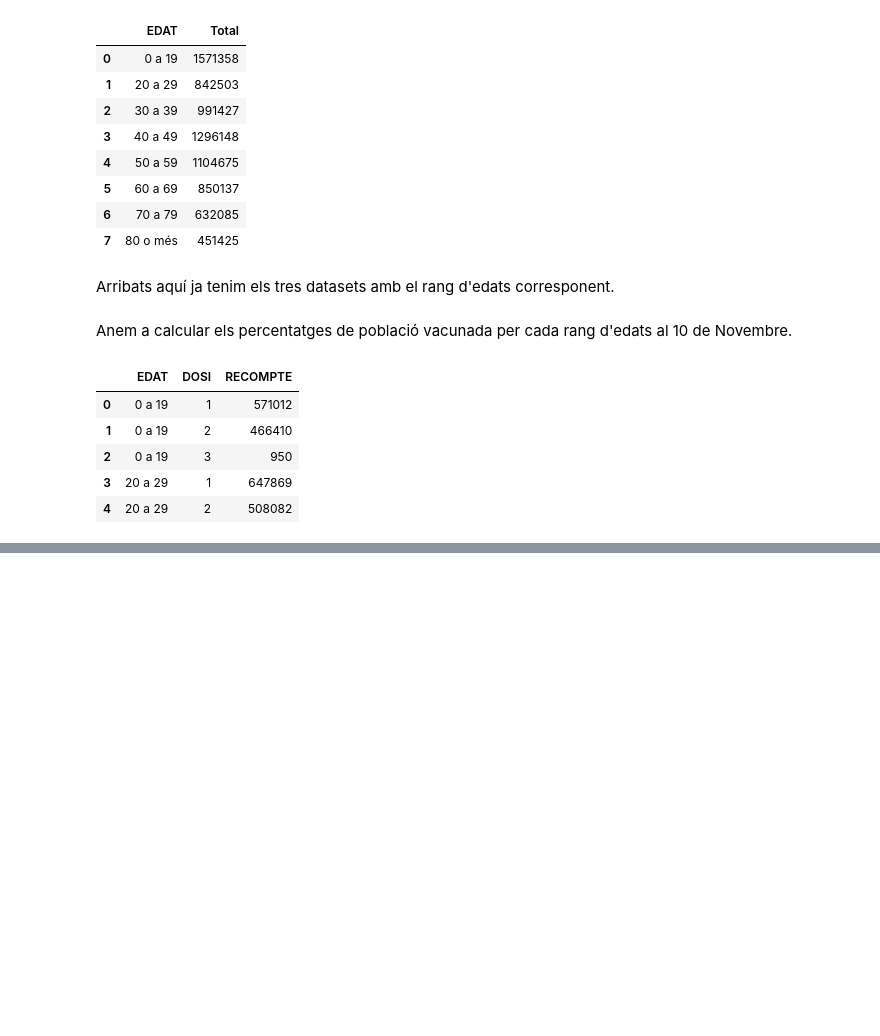
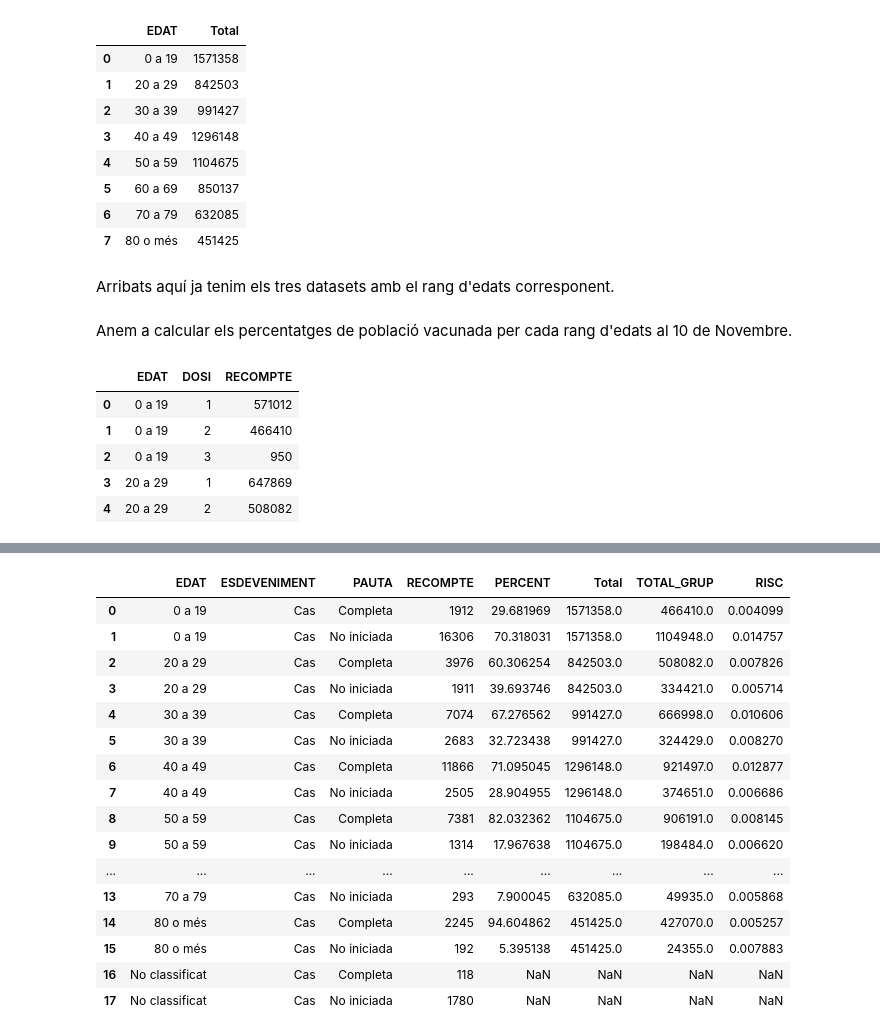
Before and after one commit to JosepAnSabate/Impacte-Covid19-per-estat-de-vacunacio, a Jupyter notebook: scripts/afectivitat_vacuna_covid.ipynb, the cells around one changed output, grey strips where cells are left out. Drawn from its saved outputs; the diff is of its cells as text; code cells hidden in the pictures; blank space fills up the shorter version.

```diff
--- a/scripts/afectivitat_vacuna_covid.ipynb
+++ b/scripts/afectivitat_vacuna_covid.ipynb
@@ -496,0 +599,2 @@ df_vac_dates_edat_m
+# %%
+df_prova_casos_norm = pd.merge(df_prova_casos_compl_casos, df_vac_dates_edat__comp[['EDAT', 'PERCENT', 'Total']], how='left') # manté tots els registres del df de l'esquerra
@@ -496,0 +623,3 @@ df_vac_dates_edat_m
+# %%
+# % * -1 + 100 = % no vac
+df_prova_casos_norm.loc[df_prova_casos_norm.PAUTA == 'No iniciada', "PERCENT"] = df_prova_casos_norm['PERCENT']*-1+100
@@ -496,0 +646,2 @@ df_vac_dates_edat_m
+# %%
+df_prova_casos_norm['TOTAL_GRUP'] = df_prova_casos_norm['Total']*(df_prova_casos_norm['PERCENT']/100)
@@ -496,0 +668,22 @@ df_vac_dates_edat_m
+# %%
+df_prova_casos_norm["RISC"] = df_prova_casos_norm["RECOMPTE"]/df_prova_casos_norm["TOTAL_GRUP"]
+# %%
+df_prova_casos_norm
+# %% [output]
+|  | EDAT | ESDEVENIMENT | PAUTA | RECOMPTE | PERCENT | Total | TOTAL_GRUP | RISC |
+| 0 | 0 a 19 | Cas | Completa | 1912 | 29.681969 | 1571358.0 | 466410.0 | 0.004099 |
+| 1 | 0 a 19 | Cas | No iniciada | 16306 | 70.318031 | 1571358.0 | 1104948.0 | 0.014757 |
+| 2 | 20 a 29 | Cas | Completa | 3976 | 60.306254 | 842503.0 | 508082.0 | 0.007826 |
+| 3 | 20 a 29 | Cas | No iniciada | 1911 | 39.693746 | 842503.0 | 334421.0 | 0.005714 |
+| 4 | 30 a 39 | Cas | Completa | 7074 | 67.276562 | 991427.0 | 666998.0 | 0.010606 |
+| 5 | 30 a 39 | Cas | No iniciada | 2683 | 32.723438 | 991427.0 | 324429.0 | 0.008270 |
+| 6 | 40 a 49 | Cas | Completa | 11866 | 71.095045 | 1296148.0 | 921497.0 | 0.012877 |
+| 7 | 40 a 49 | Cas | No iniciada | 2505 | 28.904955 | 1296148.0 | 374651.0 | 0.006686 |
+| 8 | 50 a 59 | Cas | Completa | 7381 | 82.032362 | 1104675.0 | 906191.0 | 0.008145 |
+| 9 | 50 a 59 | Cas | No iniciada | 1314 | 17.967638 | 1104675.0 | 198484.0 | 0.006620 |
+| ... | ... | ... | ... | ... | ... | ... | ... | ... |
+| 13 | 70 a 79 | Cas | No iniciada | 293 | 7.900045 | 632085.0 | 49935.0 | 0.005868 |
+| 14 | 80 o més | Cas | Completa | 2245 | 94.604862 | 451425.0 | 427070.0 | 0.005257 |
+| 15 | 80 o més | Cas | No iniciada | 192 | 5.395138 | 451425.0 | 24355.0 | 0.007883 |
+| 16 | No classificat | Cas | Completa | 118 | NaN | NaN | NaN | NaN |
+| 17 | No classificat | Cas | No iniciada | 1780 | NaN | NaN | NaN | NaN |
```
Also changed, not shown: parts of 27 cells of this notebook.
